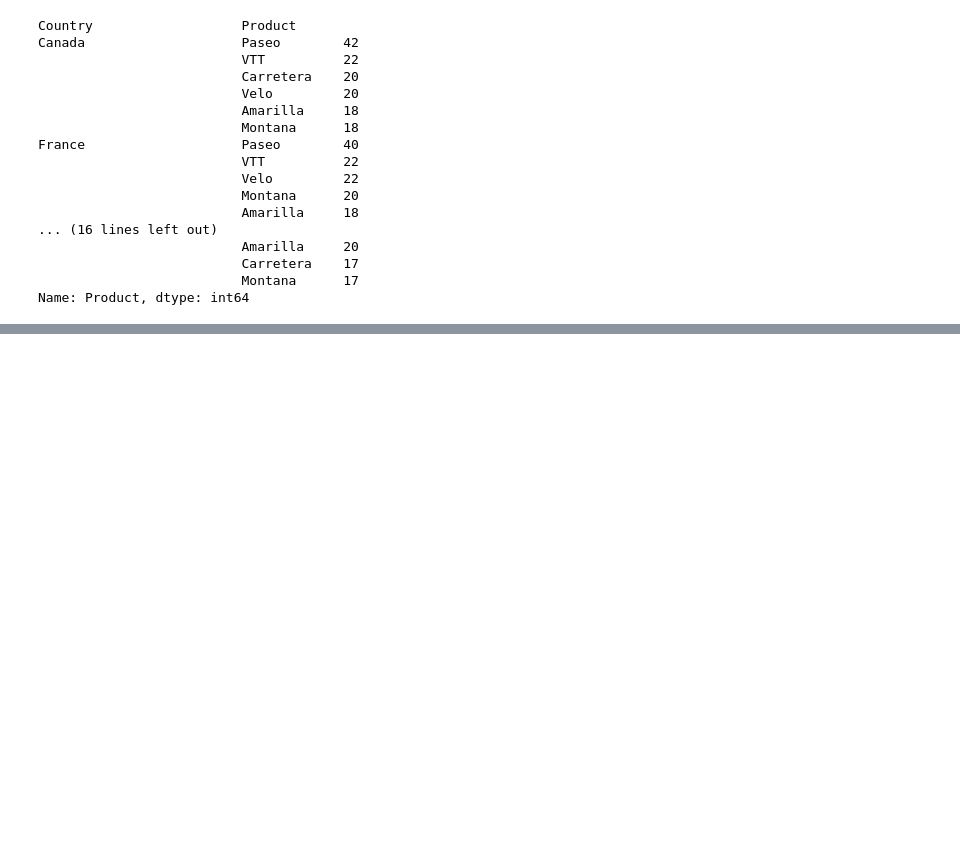
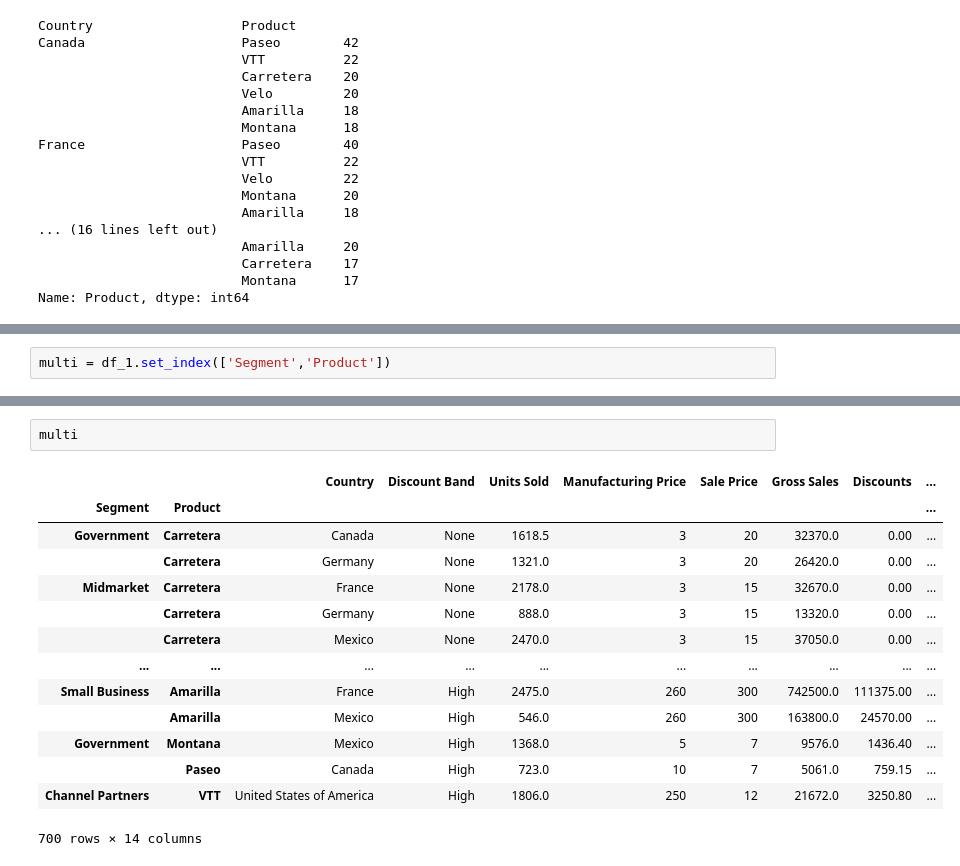
Before and after one commit to sledhead/python_core_test, a Jupyter notebook: pandas_test_3.ipynb, the cells around one changed output, grey strips where cells are left out. Saved outputs shown, nothing was run; the diff lists cells and outputs as text; blank space fills up the shorter version.

```diff
--- a/pandas_test_3.ipynb
+++ b/pandas_test_3.ipynb
@@ -220,0 +301,2 @@ Name: Product, dtype: int64
+# %%
+multi = df_1.set_index(['Segment','Product'])
@@ -220,0 +307,17 @@ Name: Product, dtype: int64
+# %%
+multi
+# %% [output]
+|  |  | Country | Discount Band | Units Sold | Manufacturing Price | Sale Price | Gross Sales | Discounts | ... |
+| Segment | Product |  |  |  |  |  |  |  | ... |
+| Government | Carretera | Canada | None | 1618.5 | 3 | 20 | 32370.0 | 0.00 | ... |
+|  | Carretera | Germany | None | 1321.0 | 3 | 20 | 26420.0 | 0.00 | ... |
+| Midmarket | Carretera | France | None | 2178.0 | 3 | 15 | 32670.0 | 0.00 | ... |
+|  | Carretera | Germany | None | 888.0 | 3 | 15 | 13320.0 | 0.00 | ... |
+|  | Carretera | Mexico | None | 2470.0 | 3 | 15 | 37050.0 | 0.00 | ... |
+| ... | ... | ... | ... | ... | ... | ... | ... | ... | ... |
+| Small Business | Amarilla | France | High | 2475.0 | 260 | 300 | 742500.0 | 111375.00 | ... |
+|  | Amarilla | Mexico | High | 546.0 | 260 | 300 | 163800.0 | 24570.00 | ... |
+| Government | Montana | Mexico | High | 1368.0 | 5 | 7 | 9576.0 | 1436.40 | ... |
+|  | Paseo | Canada | High | 723.0 | 10 | 7 | 5061.0 | 759.15 | ... |
+| Channel Partners | VTT | United States of America | High | 1806.0 | 250 | 12 | 21672.0 | 3250.80 | ... |
+700 rows × 14 columns
```
Also changed, not shown: parts of 6 cells of this notebook.
